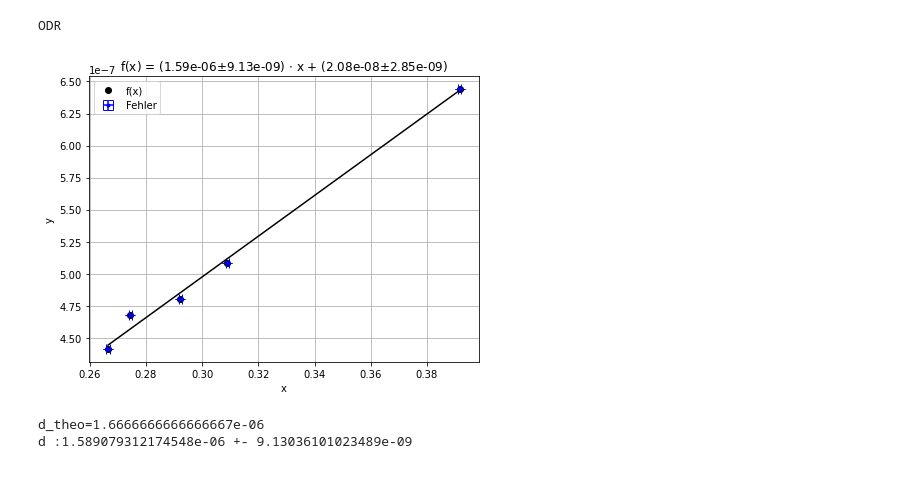
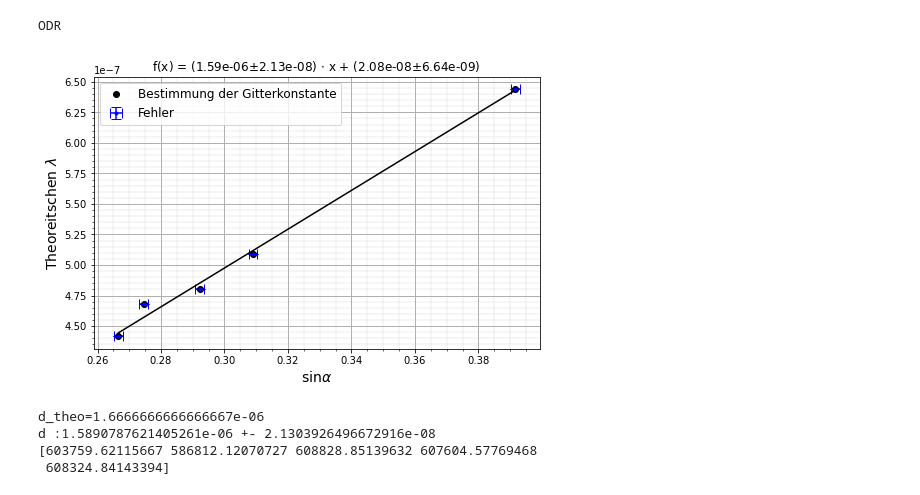
Before and after one commit to Alex-Adam25/python, a Jupyter notebook: Experiment_AS1/plot.ipynb, the cells around one changed output. Saved outputs shown, nothing was run; the diff lists cells and outputs as text; code cells hidden in the pictures.

```diff
--- a/Experiment_AS1/plot.ipynb
+++ b/Experiment_AS1/plot.ipynb
@@ -1,42 +1,71 @@
 # %%
+import matplotlib
+
+
+
+SMALL_SIZE = 10
+MEDIUM_SIZE = 12
+BIGGER_SIZE = 14
+
+
+matplotlib.rc('font', size=MEDIUM_SIZE)          # controls default text sizes
+matplotlib.rc('axes', titlesize=MEDIUM_SIZE)     # fontsize of the axes title
+matplotlib.rc('axes', labelsize=BIGGER_SIZE)    # fontsize of the x and y labels
+matplotlib.rc('xtick', labelsize=SMALL_SIZE)    # fontsize of the tick labels
+matplotlib.rc('ytick', labelsize=SMALL_SIZE)    # fontsize of the tick labels
+matplotlib.rc('legend', fontsize=MEDIUM_SIZE)    # legend fontsize
+matplotlib.rc('figure', titlesize=BIGGER_SIZE)  # fontsize of the figure title
+
+
+
+
+
+
 %run ../odr_v2.ipynb
 %run ../arr2table_v3.2.ipynb
 #Theo:
 #Violett,Blau,Grün,Hellblau,Rot
 cdt=np.array([441.463,467.8136,479.9914,508.5824,643.84696])*1e-9
 
 #error für grad und min
-cdm_err=3
+m_err=2+5
 
 #linke ordung
 cdlg=np.array([25,26,26,27,32])
 cdlm=np.array([0,0,3,3,10])
 cdl=cdlg+cdlm/60
 
 #rechte ordung
 cdrg=np.array([354,354,352,351,346])
 cdrm=np.array([5,8,4,3,3])
 cdr=cdrg+cdrm/60
 #Justage:
 cdr=(360-cdr)
 
-cdl_err=cdr_err=cdm_err/60
+cdl_err=cdr_err=m_err/60
 cd=(cdl+cdr)/2
 cd_err=(cdl_err)*np.sqrt(1/2)
 #print(cd_err==np.sqrt((cdl_err/2)**2+(cdr_err/2)**2))
+
+x=np.sin(np.deg2rad(cd))
+x_err=np.cos(np.deg2rad(cd))*np.deg2rad(cd_err)
 print("ODR")
-out=zeichnen(x=np.sin(np.deg2rad(cd)),y=cdt,scientific=[2,2],x_err=np.cos(np.deg2rad(cd))*np.deg2rad(cd_err),y_err=1e-30,odr=True,beta0=[1e6,0],
-             fx_title="f(x)",x_title="x", m_unit="",b_unit="",)
+out=zeichnen(x=x,y=cdt,scientific=[2,2],x_err=x_err,y_err=1e-30,odr=True,beta0=[1e6,0],
+             fx_title="f(x)",x_title="x", m_unit="",b_unit="",label="Bestimmung der Gitterkonstante",xlabel=r"$\sin \alpha $",  ylabel="Theoreitschen $\lambda$")
 d=out.beta[0]
 d_err=out.sd_beta[0]
 dt=1/600000
 print("d_theo={}".format(dt))
 print("d :{} +- {}".format(d,d_err))
+
+print(np.sin(np.deg2rad(cd))/cdt)
 # %% [output]
 ODR
-[figure, old version]
+[figure, new version]
 d_theo=1.6666666666666667e-06
-d :1.589079312174548e-06 +- 9.13036101023489e-09
+d :1.5890787621405261e-06 +- 2.1303926496672916e-08
+[603759.62115667 586812.12070727 608828.85139632 607604.57769468
+ 608324.84143394]
 # %%
 #Violett,Violett,Blau-Grün(Türkis),Rot
 #Hδ,Hγ,Hβ,Hα
```
Also changed, not shown: parts of 2 cells of this notebook, 1 other file.
